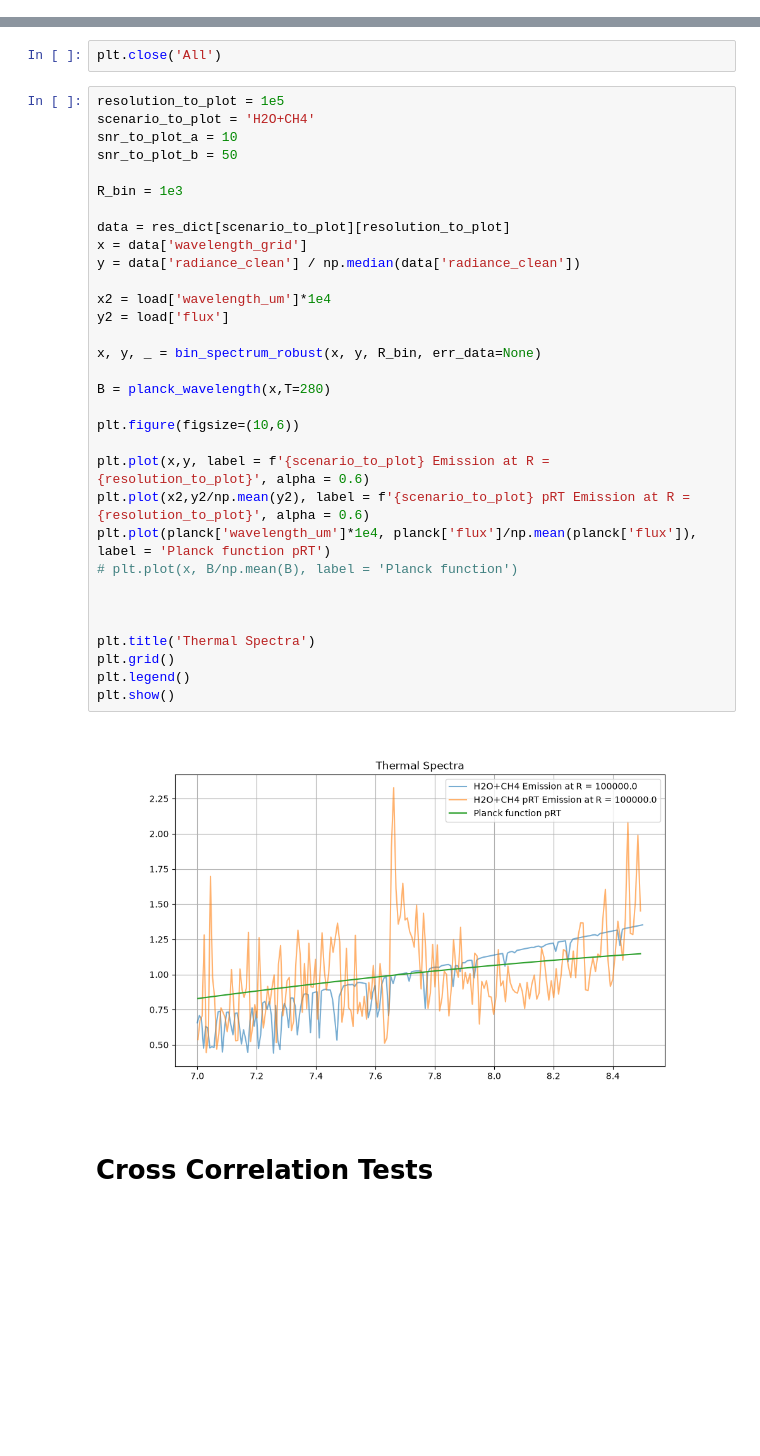
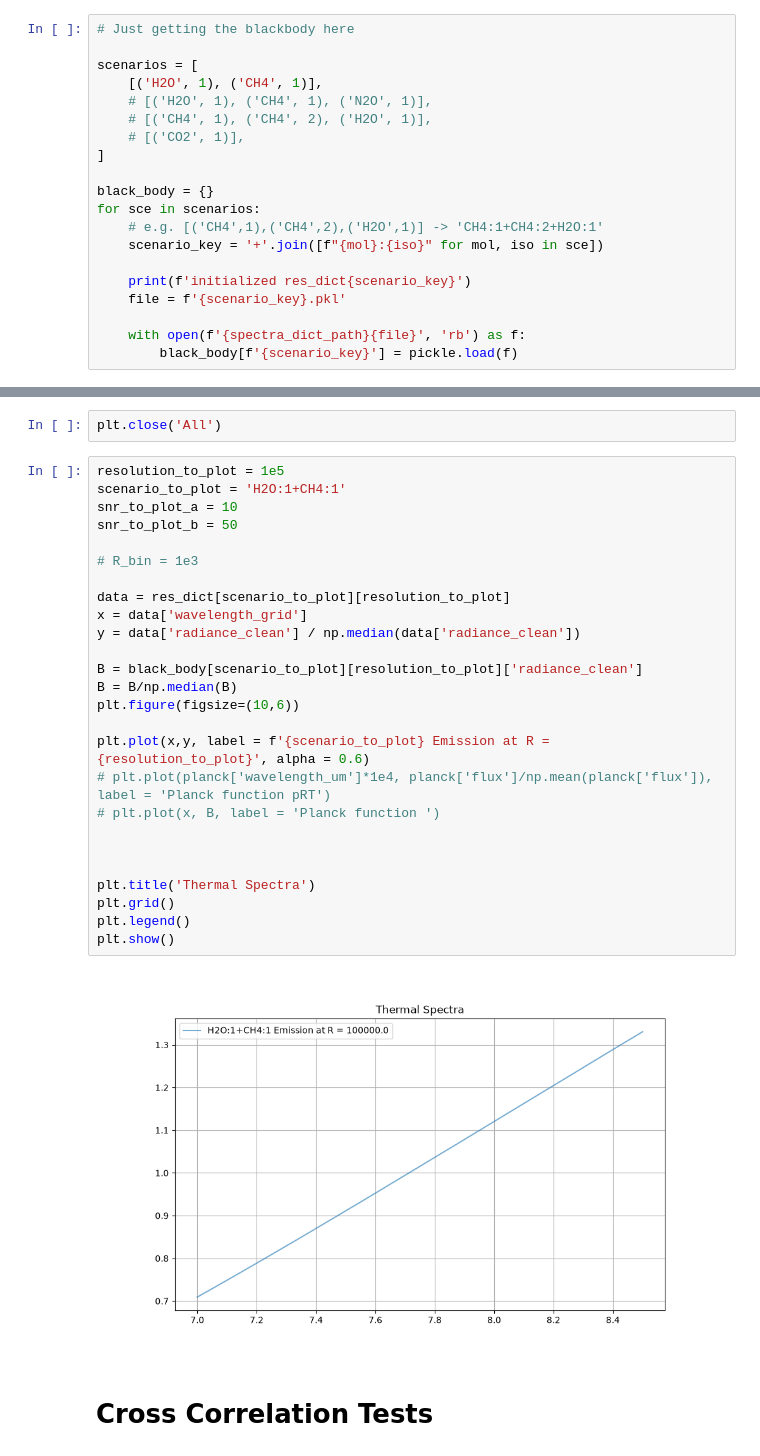
Before and after one commit to zanecollins/sgl_science_case, a Jupyter notebook: sgl_science_case/notebooks/reflectivity_model_cc_tests.ipynb, the cells around one changed output, grey strips where cells are left out. Drawn from its saved outputs; the diff is of its cells as text; blank space fills up the shorter version.

Commit message:
cleaning up etc etc

```diff
--- a/sgl_science_case/notebooks/reflectivity_model_cc_tests.ipynb
+++ b/sgl_science_case/notebooks/reflectivity_model_cc_tests.ipynb
@@ -722,0 +361,20 @@ initialized res_dictH2O+CH4
+# %%
+# Just getting the blackbody here
+
+scenarios = [
+    [('H2O', 1), ('CH4', 1)],
+    # [('H2O', 1), ('CH4', 1), ('N2O', 1)],
+    # [('CH4', 1), ('CH4', 2), ('H2O', 1)],
+    # [('CO2', 1)],
+]
+
+black_body = {}
+for sce in scenarios:
+    # e.g. [('CH4',1),('CH4',2),('H2O',1)] -> 'CH4:1+CH4:2+H2O:1'
+    scenario_key = '+'.join([f"{mol}:{iso}" for mol, iso in sce])
+
+    print(f'initialized res_dict{scenario_key}')
+    file = f'{scenario_key}.pkl'
+
+    with open(f'{spectra_dict_path}{file}', 'rb') as f:
+        black_body[f'{scenario_key}'] = pickle.load(f)
@@ -731,38 +391,32 @@ NpzFile '/home/zaniacco/sgl_science_case/sgl_science_case/data/planck_function_2
 plt.close('All')
 # %%
 resolution_to_plot = 1e5
-scenario_to_plot = 'H2O+CH4'
+scenario_to_plot = 'H2O:1+CH4:1'
 snr_to_plot_a = 10
 snr_to_plot_b = 50
 
-R_bin = 1e3
+# R_bin = 1e3
 
 data = res_dict[scenario_to_plot][resolution_to_plot]
 x = data['wavelength_grid']
 y = data['radiance_clean'] / np.median(data['radiance_clean'])
 
-x2 = load['wavelength_um']*1e4
-y2 = load['flux']
-
-x, y, _ = bin_spectrum_robust(x, y, R_bin, err_data=None)
-
-B = planck_wavelength(x,T=280)
-
+B = black_body[scenario_to_plot][resolution_to_plot]['radiance_clean']
+B = B/np.median(B)
 plt.figure(figsize=(10,6))
 
 plt.plot(x,y, label = f'{scenario_to_plot} Emission at R = {resolution_to_plot}', alpha = 0.6)
-plt.plot(x2,y2/np.mean(y2), label = f'{scenario_to_plot} pRT Emission at R = {resolution_to_plot}', alpha = 0.6)
-plt.plot(planck['wavelength_um']*1e4, planck['flux']/np.mean(planck['flux']), label = 'Planck function pRT')
-# plt.plot(x, B/np.mean(B), label = 'Planck function')
+# plt.plot(planck['wavelength_um']*1e4, planck['flux']/np.mean(planck['flux']), label = 'Planck function pRT')
+# plt.plot(x, B, label = 'Planck function ')
 
 
 
 plt.title('Thermal Spectra')
 plt.grid()
 plt.legend()
 plt.show()
 # %% [output]
-[figure, old version]
+[figure, new version]
 # %% [markdown]
 # Cross Correlation Tests
 # %%
```
Also changed, not shown: parts of 5 cells of this notebook, 17 other files.
